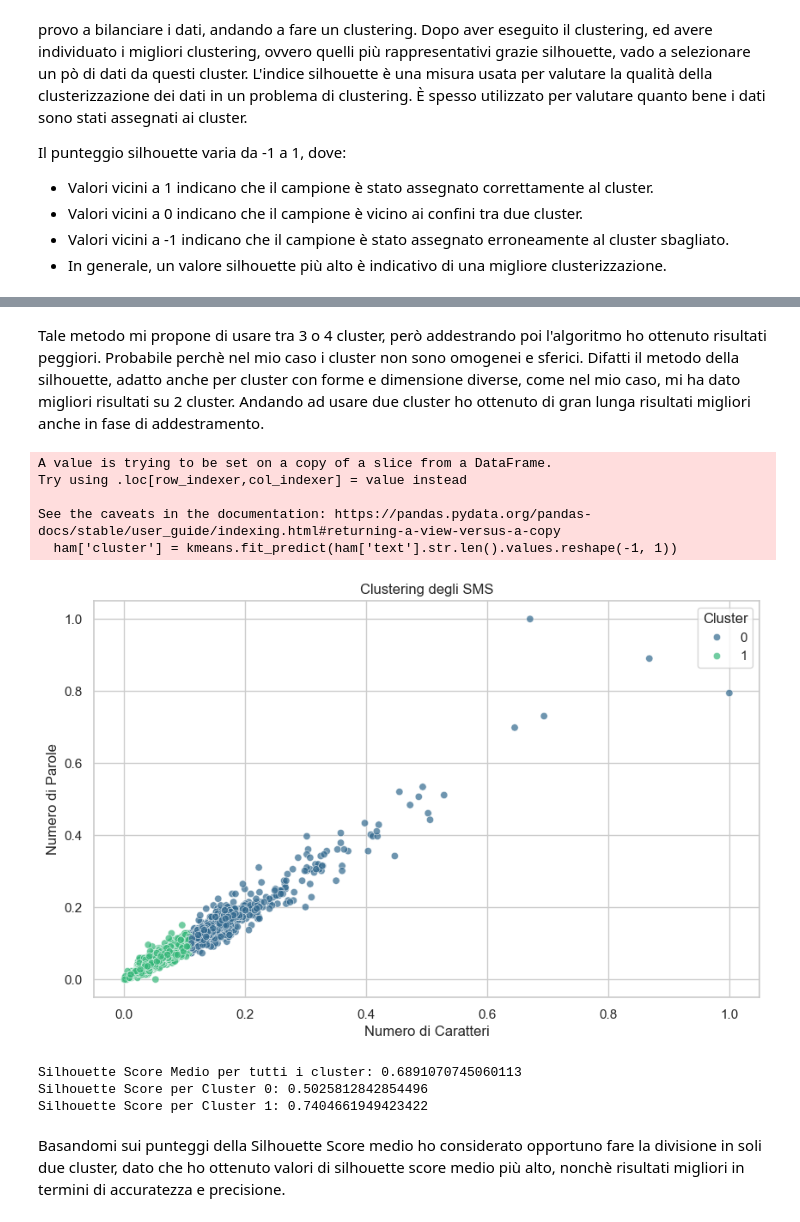
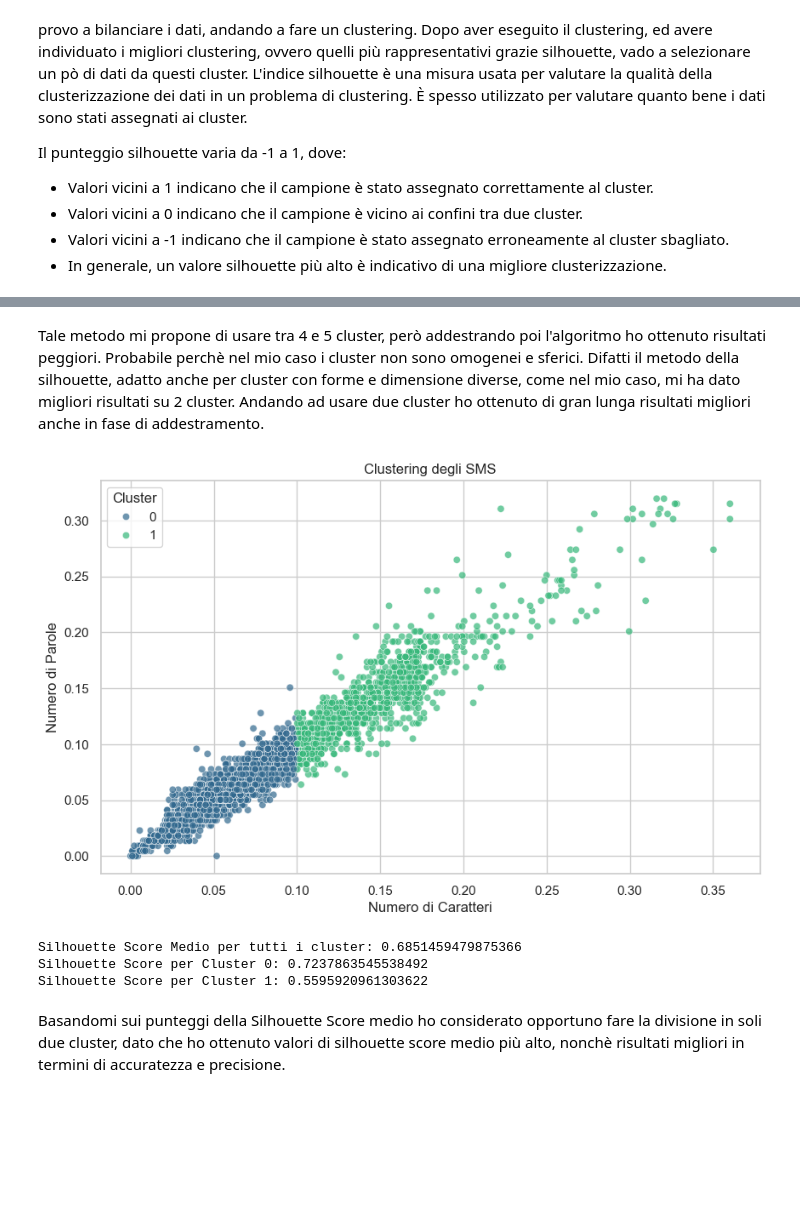
Before and after one commit to russosamuele/SMSecure, a Jupyter notebook: SMSecure.ipynb, the cells around one changed output, grey strips where cells are left out. Cells and saved outputs as stored; diff of their text form; code cells hidden in the pictures; blank space fills up the shorter version.

```diff
--- a/SMSecure.ipynb
+++ b/SMSecure.ipynb
@@ -513,5 +547,5 @@ plt.show()
 # %% [markdown]
-Tale metodo mi propone di usare tra 3 o 4 cluster, però addestrando poi l'algoritmo ho ottenuto risultati peggiori. Probabile perchè nel mio caso i cluster non sono omogenei e sferici. Difatti il metodo della silhouette, adatto anche per cluster con forme e dimensione diverse, come nel mio caso, mi ha dato migliori risultati su 2 cluster. Andando ad usare due cluster ho ottenuto di gran lunga risultati migliori anche in fase di addestramento.
+Tale metodo mi propone di usare tra 4 e 5 cluster, però addestrando poi l'algoritmo ho ottenuto risultati peggiori. Probabile perchè nel mio caso i cluster non sono omogenei e sferici. Difatti il metodo della silhouette, adatto anche per cluster con forme e dimensione diverse, come nel mio caso, mi ha dato migliori risultati su 2 cluster. Andando ad usare due cluster ho ottenuto di gran lunga risultati migliori anche in fase di addestramento.
 # %%
 from sklearn.cluster import KMeans
 from sklearn.utils import resample
@@ -520,6 +554,13 @@ from sklearn.metrics import silhouette_samples, silhouette_score
 # Divido il dataframe in due parti separate ham/spam
 ham = df[df['target'] == 0]
 spam = df[df['target'] == 1]
+
+#elimino gli outlier
+mean_numero_parole = ham['num_words'].mean()
+std_deviation_numero_parole = ham['num_words'].std()
+threshold_numero_parole = 4 #soglia a 4 deviazioni standard)
+outliers_numero_parole = (ham['num_words'] - mean_numero_parole).abs() > threshold_numero_parole * std_deviation_numero_parole  # Identifico gli outlier
+ham = ham[~outliers_numero_parole] # Rimuovo outlier
 
 # Eseguo il clustering dei campioni "ham" con K-Means (ML non supervisionato)
 num_clusters = 2  # ho scelto un numero di cluster in base ai valori medi della silhouette
@@ -543,42 +584,37 @@ sample_silhouette_values = silhouette_samples(ham['text'].str.len().values.resha
 silhouette_avg = silhouette_score(ham['text'].str.len().values.reshape(-1, 1), ham['cluster'])
 print(f"Silhouette Score Medio per tutti i cluster: {silhouette_avg}")
 
 # Stampa il Silhouette Score per ogni singolo cluster, cluster_mask è una maschera booleana e serve per selezionare gli elementi corrispondenti al cluster specifico.
 for cluster_id in range(num_clusters):
     cluster_mask = (ham['cluster'] == cluster_id)
     cluster_silhouette_avg = silhouette_avg if cluster_mask.sum() == 0 else sample_silhouette_values[cluster_mask].mean()
     print(f"Silhouette Score per Cluster {cluster_id}: {cluster_silhouette_avg}")
 
 # Eseguo l'undersampling dai tutti i cluster, ovvero prendo solo un tot di righe da essi.
 undersampled_ham = pd.DataFrame()  # creo un nuovo dataframe
 
 num_samples_per_cluster = 325  # Numero di campioni da campionare da ciascun cluster
 
 # vado a selezionare 320 campioni da ogni cluster
 for cluster_id in range(num_clusters):
     cluster_samples = ham[ham['cluster'] == cluster_id]
     #if cluster_id == 2:
         #num_samples_per_cluster = 74
     # Eseguo l'undersampling (campiona da ciascun cluster)
     cluster_samples = resample(cluster_samples, replace=False, n_samples=num_samples_per_cluster, random_state=42)
     # Aggiungo i campioni campionati all'insieme di campioni sottocampionati
     undersampled_ham = pd.concat([undersampled_ham, cluster_samples])
 
 # Combina l'undersampled classe "ham" con il dataframe che contiene la classe "spam" per ottenere il dataset bilanciato
 df_undersampled = pd.concat([undersampled_ham, spam])
 
 # Ora df_undersampled contiene il dataset bilanciato, quindi copio in variabile df, ovvero il df che uso di default.
 df = df_undersampled
 # %% [output]
+[figure, new version]
-A value is trying to be set on a copy of a slice from a DataFrame.
-Try using .loc[row_indexer,col_indexer] = value instead
-
-See the caveats in the documentation: https://pandas.pydata.org/pandas-docs/stable/user_guide/indexing.html#returning-a-view-versus-a-copy
-  ham['cluster'] = kmeans.fit_predict(ham['text'].str.len().values.reshape(-1, 1))
+Silhouette Score Medio per tutti i cluster: 0.6851459479875366
+Silhouette Score per Cluster 0: 0.7237863545538492
+Silhouette Score per Cluster 1: 0.5595920961303622
-[figure, old version]
-Silhouette Score Medio per tutti i cluster: 0.6891070745060113
-Silhouette Score per Cluster 0: 0.5025812842854496
-Silhouette Score per Cluster 1: 0.7404661949423422
 # %% [markdown]
 Basandomi sui punteggi della Silhouette Score medio ho considerato opportuno fare la divisione in soli due cluster, dato che ho ottenuto valori di silhouette score medio più alto, nonchè risultati migliori in termini di accuratezza e precisione.
 # %%
```
Also changed, not shown: parts of 25 cells of this notebook.
